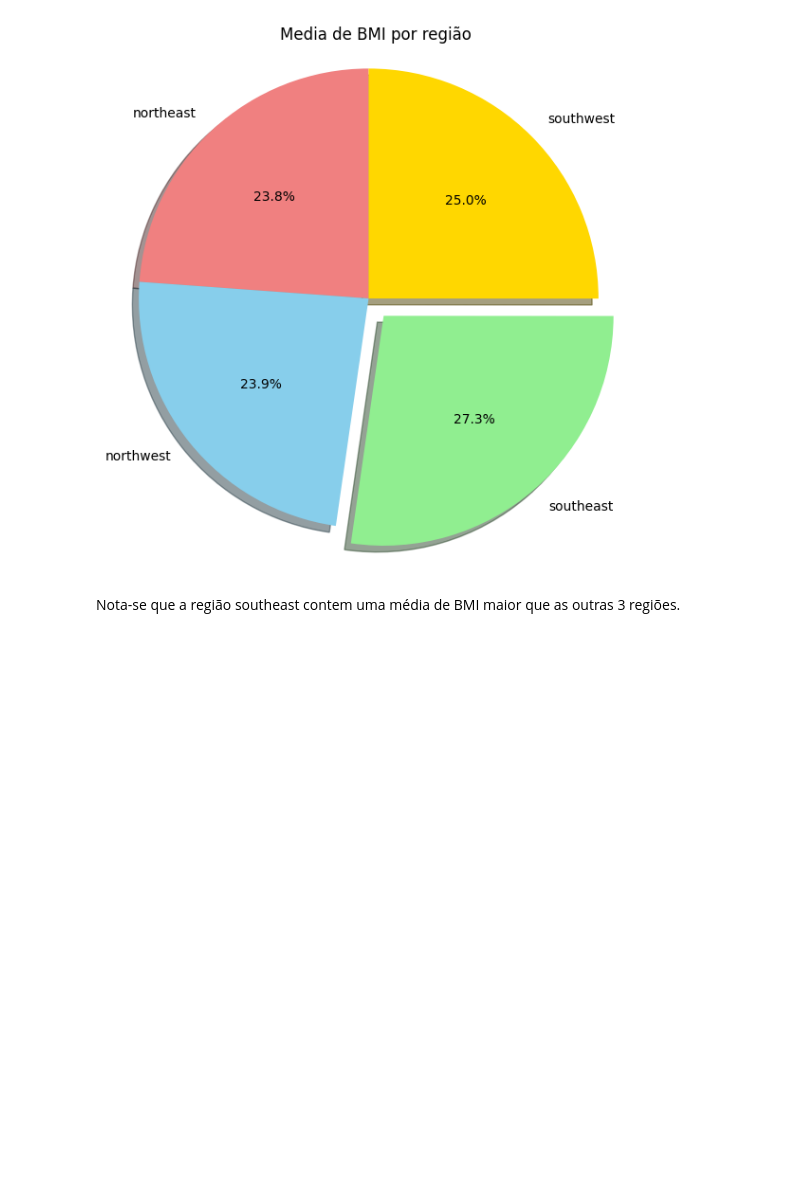
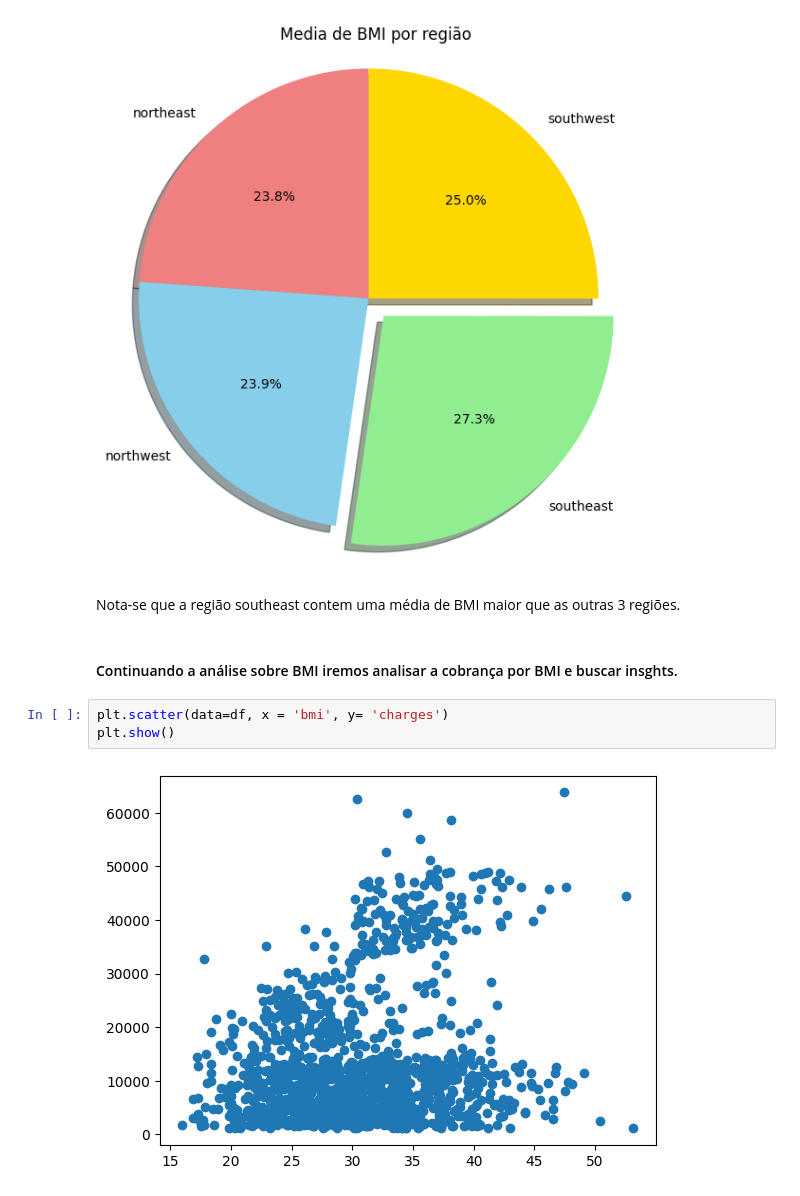
Before and after one commit to lucasghidini/analise-plano-de-saude, a Jupyter notebook: planosdesaude.ipynb, the cells around one changed output. Drawn from its saved outputs; the diff is of its cells as text; blank space fills up the shorter version.

Commit message:
feat: análise bmi x cobrança

```diff
--- a/planosdesaude.ipynb
+++ b/planosdesaude.ipynb
@@ -193,3 +193,10 @@ plt.show()
 [figure]
 # %% [markdown]
 Nota-se que a região southeast contem uma média de BMI maior que as outras 3 regiões.
+# %% [markdown]
+#### Continuando a análise sobre BMI iremos analisar a cobrança por BMI e buscar insghts.
+# %%
+plt.scatter(data=df, x = 'bmi', y= 'charges')
+plt.show()
+# %% [output]
+[figure, added]
```
